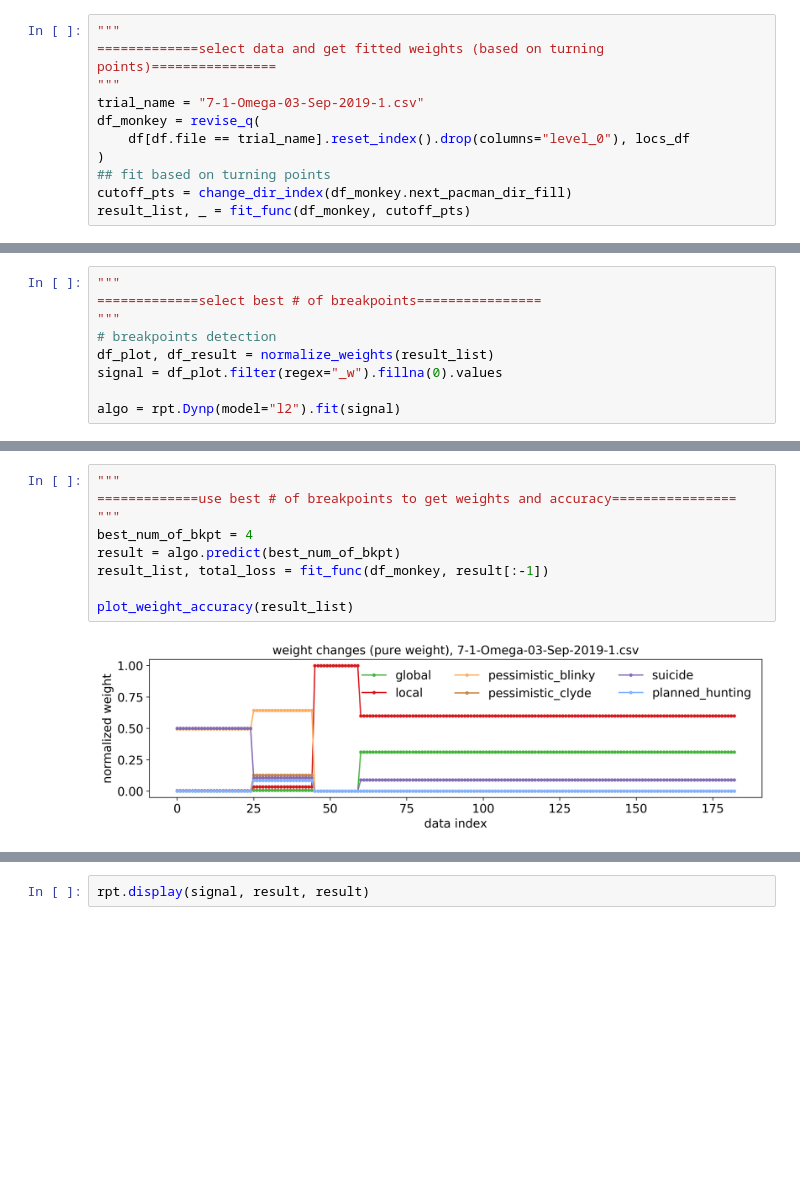
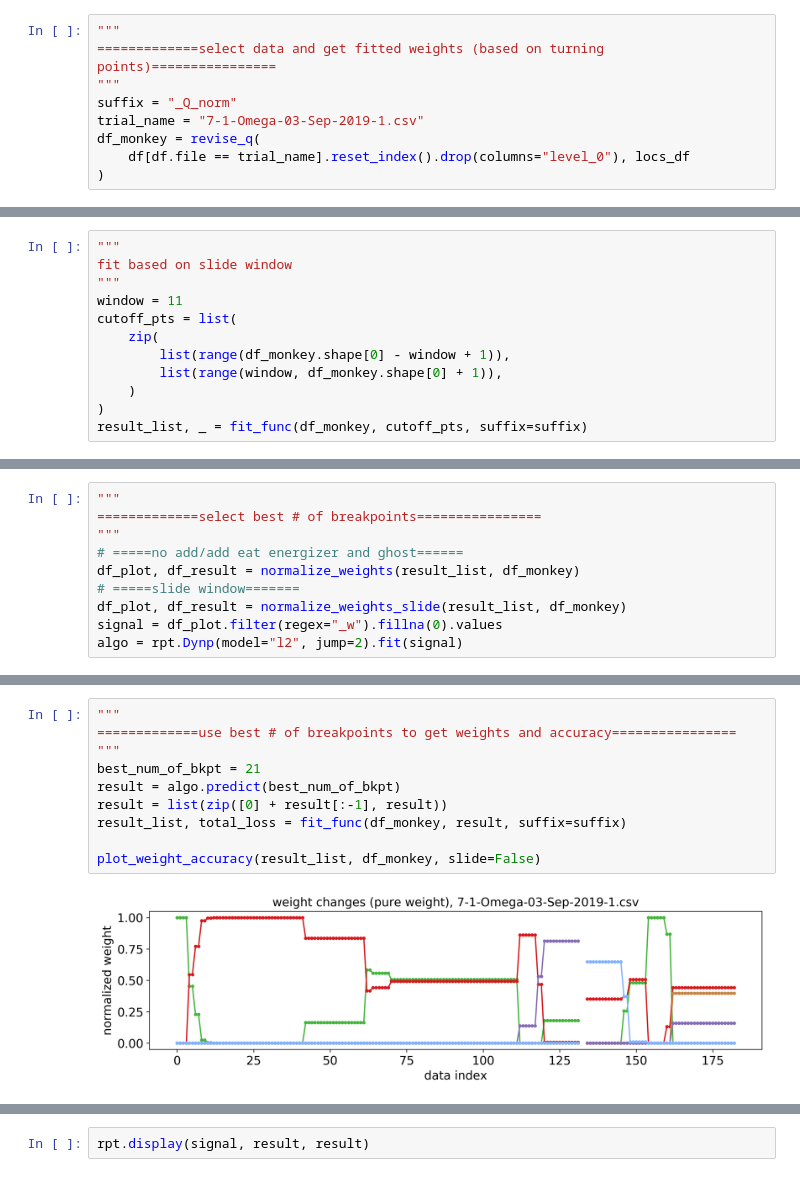
Before and after one commit to ZJQxxn/Pacman_GM_Analysis, a Jupyter notebook: Rupture.ipynb, the cells around one changed output, grey strips where cells are left out. Cells and saved outputs as stored; diff of their text form; blank space fills up the shorter version.

Commit message:
Change point analysis.

```diff
--- a/Rupture.ipynb
+++ b/Rupture.ipynb
@@ -427,12 +499,10 @@ with open("locs_df.pkl", "rb") as f:
 """
 =============select data and get fitted weights (based on turning points)================
 """
+suffix = "_Q_norm"
 trial_name = "7-1-Omega-03-Sep-2019-1.csv"
 df_monkey = revise_q(
     df[df.file == trial_name].reset_index().drop(columns="level_0"), locs_df
 )
-## fit based on turning points
-cutoff_pts = change_dir_index(df_monkey.next_pacman_dir_fill)
-result_list, _ = fit_func(df_monkey, cutoff_pts)
 # %% [output]
 [interactive output not drawn]
@@ -444,0 +522,12 @@ plot_weight_accuracy(result_list)
+# %%
+"""
+fit based on slide window
+"""
+window = 11
+cutoff_pts = list(
+    zip(
+        list(range(df_monkey.shape[0] - window + 1)),
+        list(range(window, df_monkey.shape[0] + 1)),
+    )
+)
+result_list, _ = fit_func(df_monkey, cutoff_pts, suffix=suffix)
@@ -446,11 +546,12 @@ plot_weight_accuracy(result_list)
 """
 =============select best # of breakpoints================
 """
-# breakpoints detection
-df_plot, df_result = normalize_weights(result_list)
+# =====no add/add eat energizer and ghost======
+df_plot, df_result = normalize_weights(result_list, df_monkey)
+# =====slide window=======
+df_plot, df_result = normalize_weights_slide(result_list, df_monkey)
 signal = df_plot.filter(regex="_w").fillna(0).values
-
-algo = rpt.Dynp(model="l2").fit(signal)
+algo = rpt.Dynp(model="l2", jump=2).fit(signal)
 # %% [output]
 [interactive output not drawn]
 # %%
@@ -488,11 +600,12 @@ total loss: 126.11172934975872 penalty: 47.5 AIC: 173.61172934975872
 # %%
 """
 =============use best # of breakpoints to get weights and accuracy================
 """
-best_num_of_bkpt = 4
+best_num_of_bkpt = 21
 result = algo.predict(best_num_of_bkpt)
-result_list, total_loss = fit_func(df_monkey, result[:-1])
+result = list(zip([0] + result[:-1], result))
+result_list, total_loss = fit_func(df_monkey, result, suffix=suffix)
 
-plot_weight_accuracy(result_list)
+plot_weight_accuracy(result_list, df_monkey, slide=False)
 # %% [output]
-[figure, old version]
+[figure, new version]
```
Also changed, not shown: parts of 10 cells of this notebook, 1 other file.
